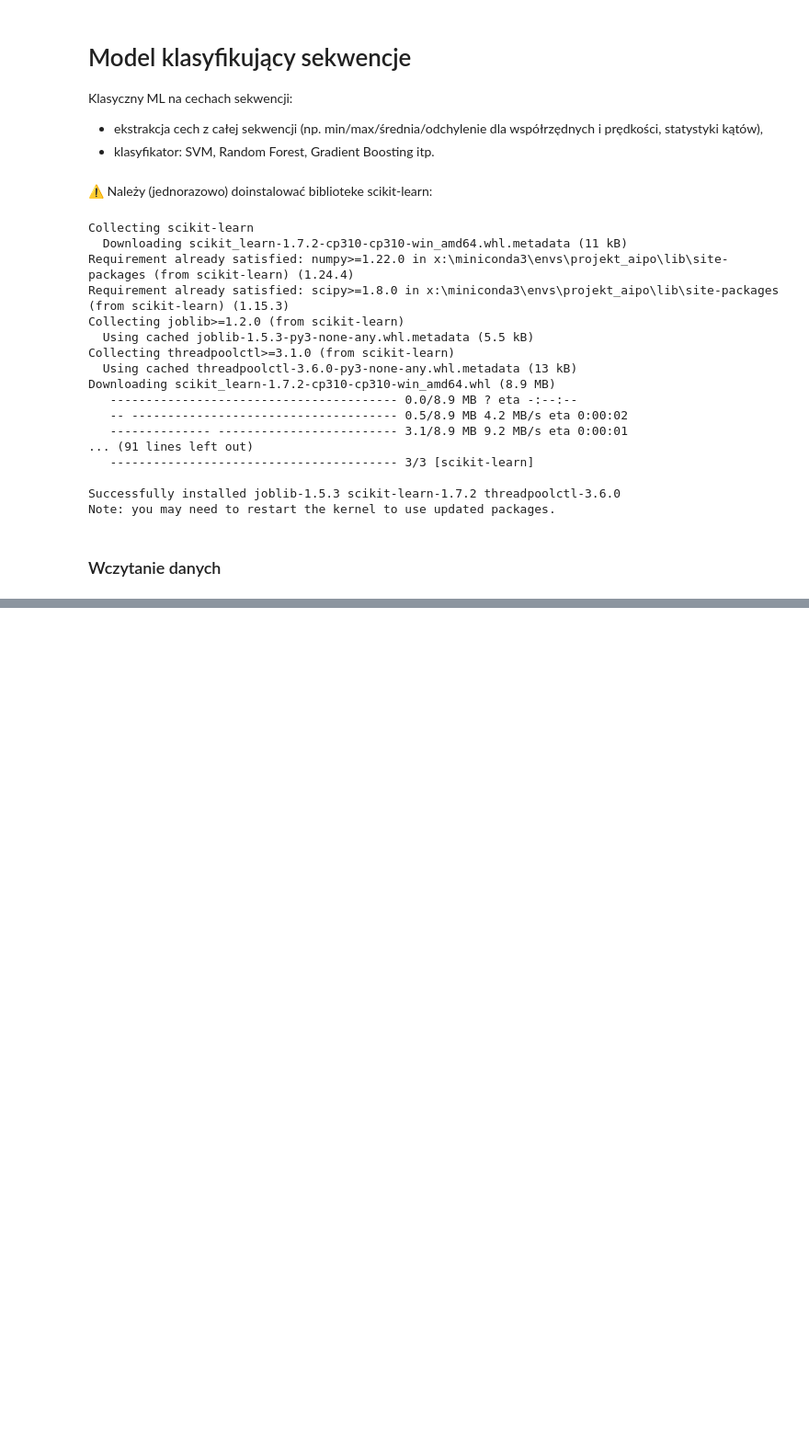
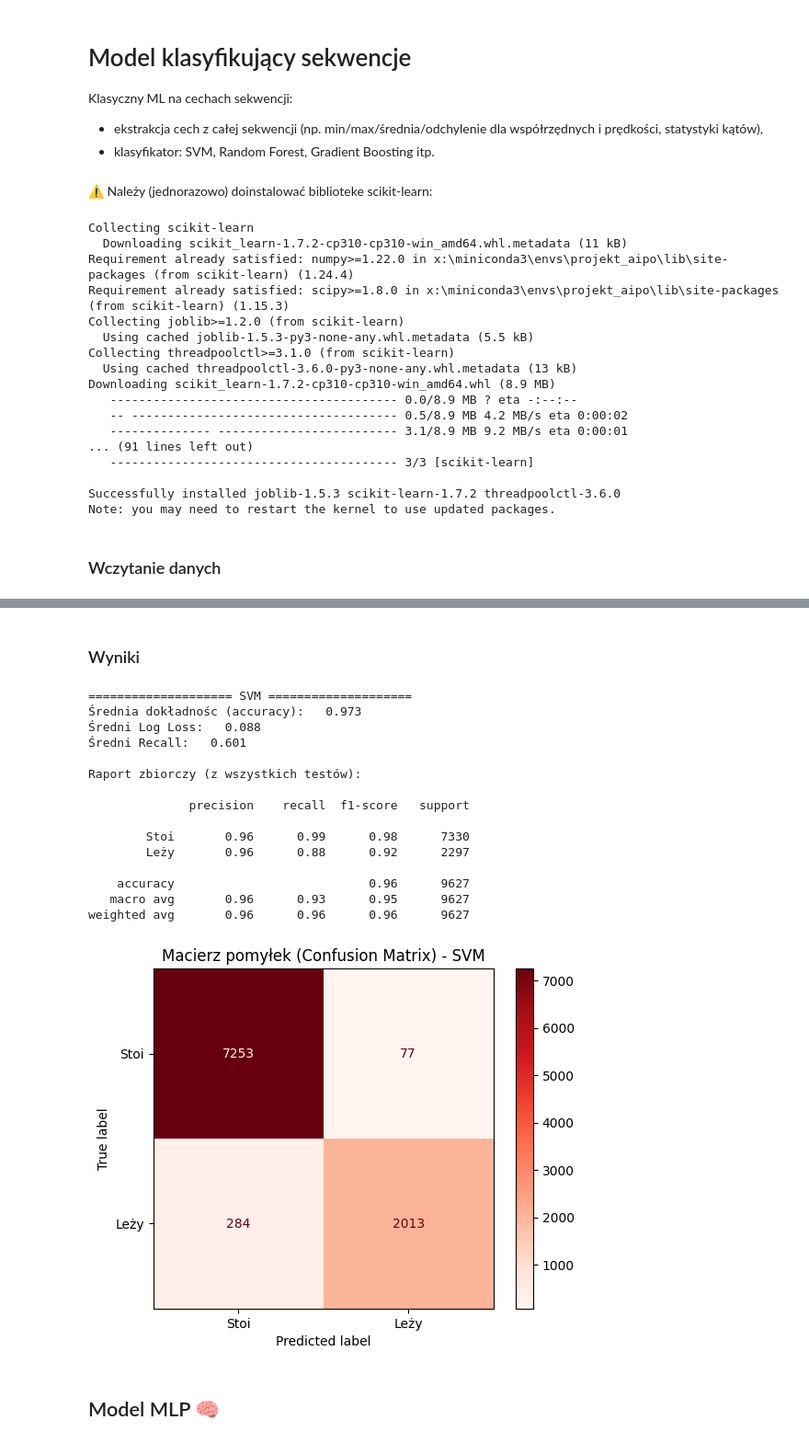
Before and after one commit to KacperM33/Projekt_AIPO, a Jupyter notebook: scripts/training_models.ipynb, the cells around one changed output, grey strips where cells are left out. Shown at 92% size. Saved outputs shown, nothing was run; the diff lists cells and outputs as text; code cells hidden in the pictures; blank space fills up the shorter version.

```diff
--- a/scripts/training_models.ipynb
+++ b/scripts/training_models.ipynb
@@ -154,0 +264,36 @@ weighted avg       0.99      0.99      0.99      1926
+# %% [markdown]
+### Wyniki
+# %%
+print(f"="*20+" SVM "+"="*20)
+
+print(f"Średnia dokładnośc (accuracy):   {np.mean(accuracies_svm):.3f}")
+print(f"Średni Log Loss:   {np.mean(losses_svm):.3f}")
+print(f"Średni Recall:   {np.mean(recalls_svm):.3f}")
+
+print(f"\nRaport zbiorczy (z wszystkich testów): \n")
+print(classification_report(all_y_trues_svm, all_y_preds_svm, target_names=['Stoi', 'Leży']))
+
+# macierz pomyłek
+cm_svm = confusion_matrix(all_y_trues_svm, all_y_preds_svm)
+ConfusionMatrixDisplay(cm_svm, display_labels=['Stoi', 'Leży']).plot(cmap='Reds')
+plt.title(f'Macierz pomyłek (Confusion Matrix) - SVM')
+plt.show()
+# %% [output]
+==================== SVM ====================
+Średnia dokładnośc (accuracy):   0.973
+Średni Log Loss:   0.088
+Średni Recall:   0.601
+
+Raport zbiorczy (z wszystkich testów):
+
+              precision    recall  f1-score   support
+
+        Stoi       0.96      0.99      0.98      7330
+        Leży       0.96      0.88      0.92      2297
+
+    accuracy                           0.96      9627
+   macro avg       0.96      0.93      0.95      9627
+weighted avg       0.96      0.96      0.96      9627
+[figure, added]
+# %% [markdown]
+## Model MLP 🧠
```
Also changed, not shown: parts of 16 cells of this notebook.
